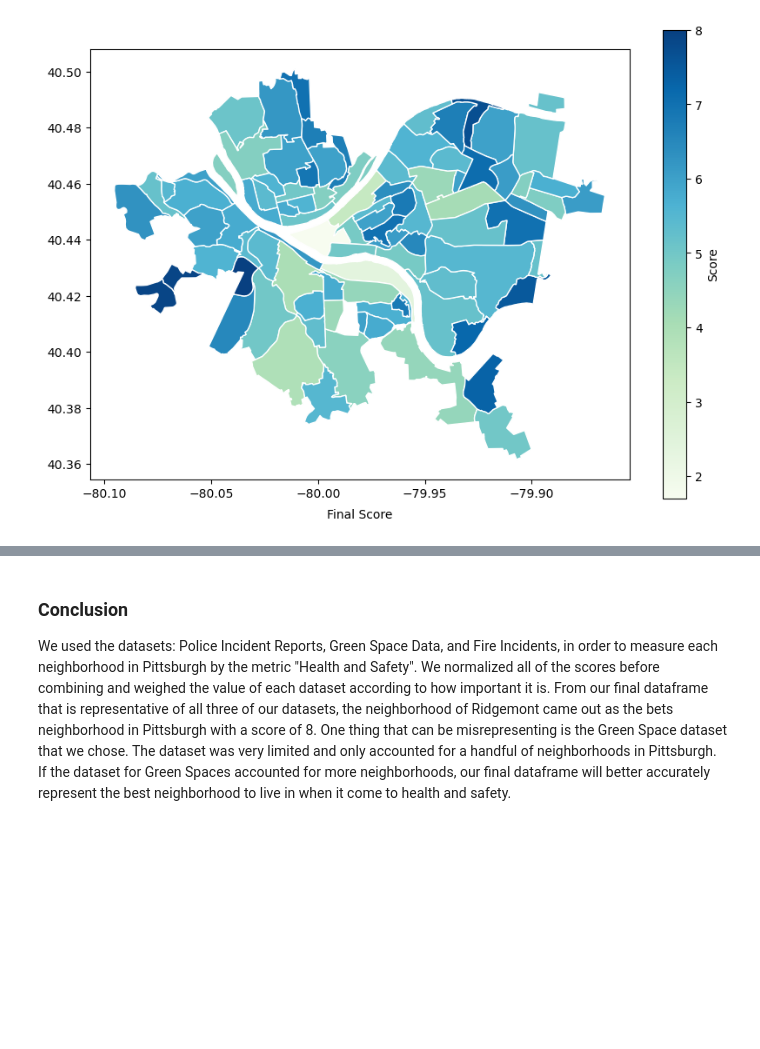
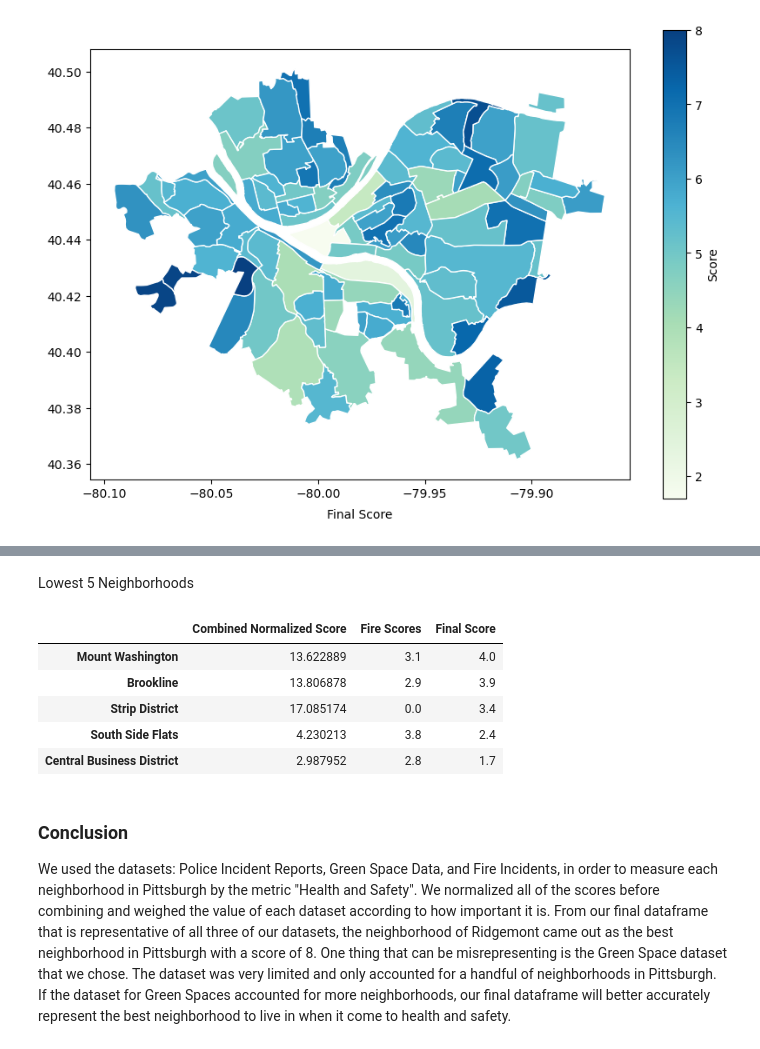
Before and after one commit to XianyuZhao04/CMPINF-0010-FinalProject, a Jupyter notebook: finalNotebook.ipynb, the cells around one changed output, grey strips where cells are left out. Saved outputs shown, nothing was run; the diff lists cells and outputs as text; code cells hidden in the pictures; blank space fills up the shorter version.

```diff
--- a/finalNotebook.ipynb
+++ b/finalNotebook.ipynb
@@ -484,4 +529,15 @@ Text(0.5, 69.97084282383948, 'Final Score')
+# %% [markdown]
+Lowest 5 Neighborhoods
+# %%
+cngdf.tail(5)
+# %% [output]
+|  | Combined Normalized Score | Fire Scores | Final Score |
+| Mount Washington | 13.622889 | 3.1 | 4.0 |
+| Brookline | 13.806878 | 2.9 | 3.9 |
+| Strip District | 17.085174 | 0.0 | 3.4 |
+| South Side Flats | 4.230213 | 3.8 | 2.4 |
+| Central Business District | 2.987952 | 2.8 | 1.7 |
 # %% [markdown]
 ### Conclusion
 
-We used the datasets: Police Incident Reports, Green Space Data, and Fire Incidents, in order to measure each neighborhood in Pittsburgh by the metric "Health and Safety". We normalized all of the scores before combining and weighed the value of each dataset according to how important it is. From our final dataframe that is representative of all three of our datasets, the neighborhood of Ridgemont came out as the bets neighborhood in Pittsburgh with a score of 8. One thing that can be misrepresenting is the Green Space dataset that we chose. The dataset was very limited and only accounted for a handful of neighborhoods in Pittsburgh. If the dataset for Green Spaces accounted for more neighborhoods, our final dataframe will better accurately represent the best neighborhood to live in when it come to health and safety.
+We used the datasets: Police Incident Reports, Green Space Data, and Fire Incidents, in order to measure each neighborhood in Pittsburgh by the metric "Health and Safety". We normalized all of the scores before combining and weighed the value of each dataset according to how important it is. From our final dataframe that is representative of all three of our datasets, the neighborhood of Ridgemont came out as the best neighborhood in Pittsburgh with a score of 8. One thing that can be misrepresenting is the Green Space dataset that we chose. The dataset was very limited and only accounted for a handful of neighborhoods in Pittsburgh. If the dataset for Green Spaces accounted for more neighborhoods, our final dataframe will better accurately represent the best neighborhood to live in when it come to health and safety.
```
Also changed, not shown: parts of 26 cells of this notebook.
